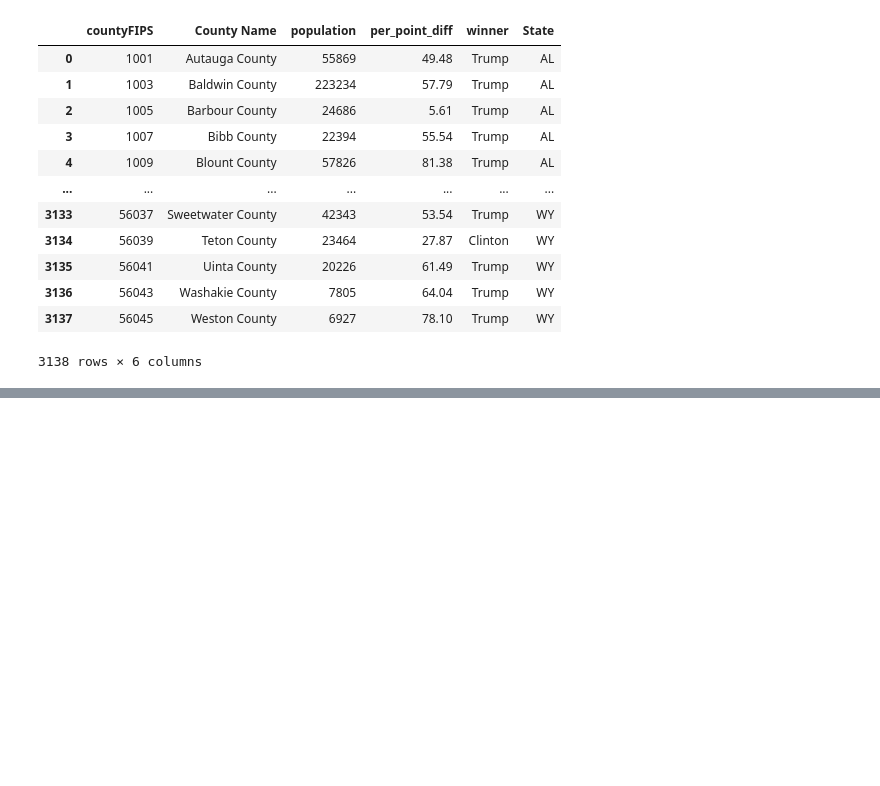
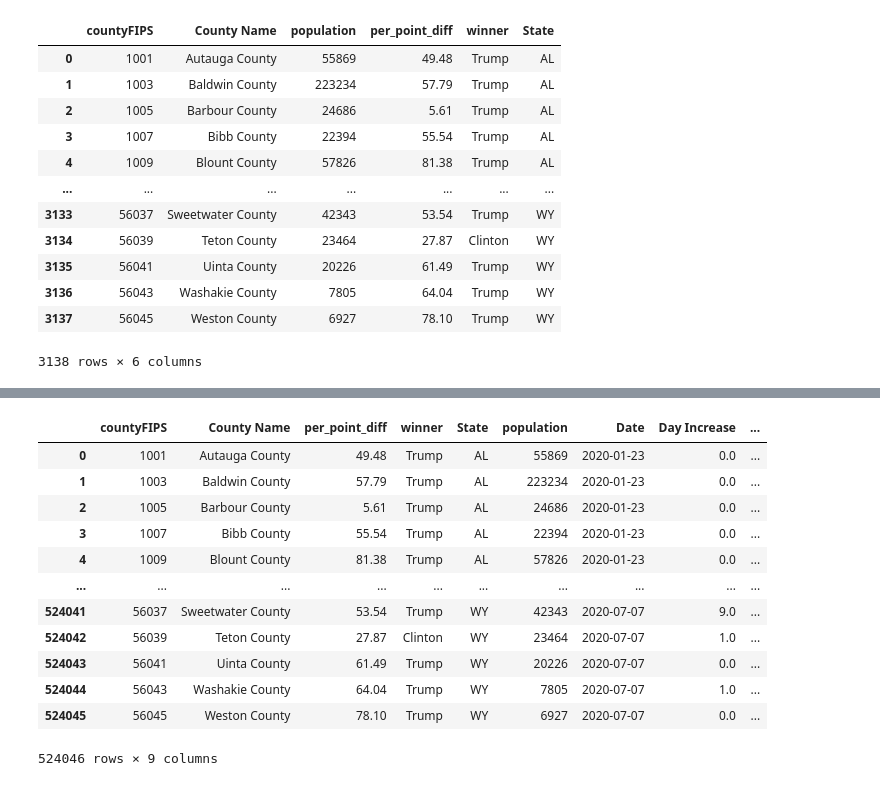
Before and after one commit to IterateFailIterateFail/County-Election-Corona, a Jupyter notebook: Cornoa per county .ipynb, the cells around one changed output, grey strips where cells are left out. Cells and saved outputs as stored; diff of their text form; code cells hidden in the pictures; blank space fills up the shorter version.

```diff
--- a/Cornoa per county .ipynb
+++ b/Cornoa per county .ipynb
@@ -294,3 +300,21 @@ max_pop = max(increases['population'])
+# %%
+#add increase per 100k for future use
+increases['Per 100k persons'] = increases['Day Increase']/increases['population']*100000
+increases
+# %% [output]
+|  | countyFIPS | County Name | per_point_diff | winner | State | population | Date | Day Increase | ... |
+| 0 | 1001 | Autauga County | 49.48 | Trump | AL | 55869 | 2020-01-23 | 0.0 | ... |
+| 1 | 1003 | Baldwin County | 57.79 | Trump | AL | 223234 | 2020-01-23 | 0.0 | ... |
+| 2 | 1005 | Barbour County | 5.61 | Trump | AL | 24686 | 2020-01-23 | 0.0 | ... |
+| 3 | 1007 | Bibb County | 55.54 | Trump | AL | 22394 | 2020-01-23 | 0.0 | ... |
+| 4 | 1009 | Blount County | 81.38 | Trump | AL | 57826 | 2020-01-23 | 0.0 | ... |
+| ... | ... | ... | ... | ... | ... | ... | ... | ... | ... |
+| 524041 | 56037 | Sweetwater County | 53.54 | Trump | WY | 42343 | 2020-07-07 | 9.0 | ... |
+| 524042 | 56039 | Teton County | 27.87 | Clinton | WY | 23464 | 2020-07-07 | 1.0 | ... |
+| 524043 | 56041 | Uinta County | 61.49 | Trump | WY | 20226 | 2020-07-07 | 0.0 | ... |
+| 524044 | 56043 | Washakie County | 64.04 | Trump | WY | 7805 | 2020-07-07 | 1.0 | ... |
+| 524045 | 56045 | Weston County | 78.10 | Trump | WY | 6927 | 2020-07-07 | 0.0 | ... |
+524046 rows × 9 columns
 # %%
 #Just general increases in America
 sns.lineplot(x="Date", y="Day Increase", data=increases.groupby(['Date'],as_index = False)[['Day Increase']].sum())
```
Also changed, not shown: parts of 20 cells of this notebook, 2 other files.
